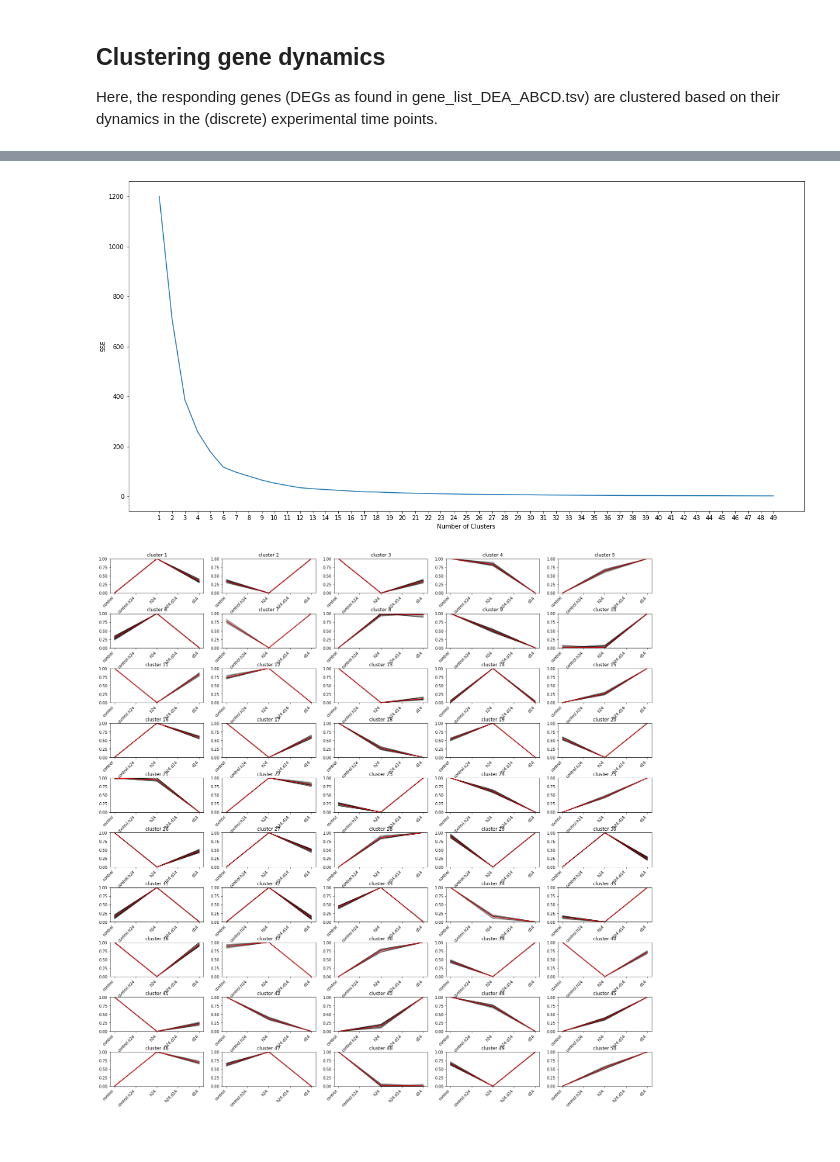
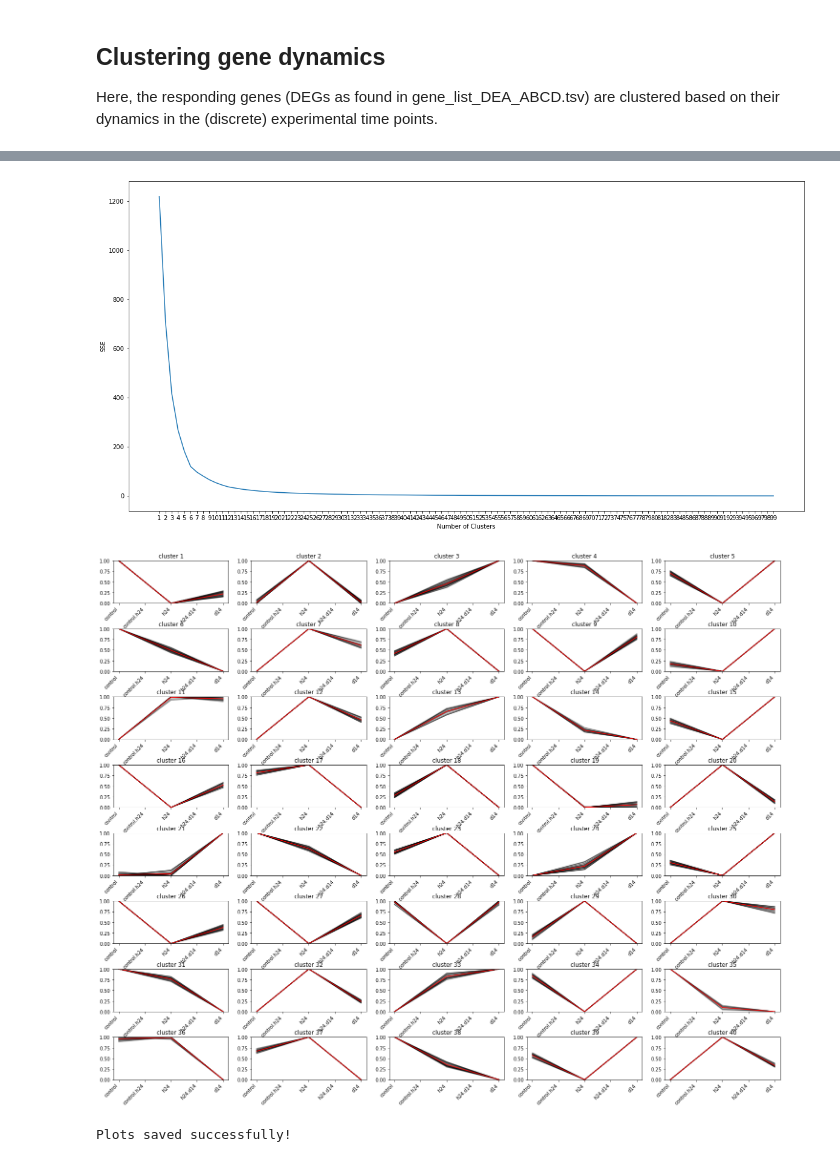
Before and after one commit to red-moonx/10X-multiome_DNs_drug_exposure, a Jupyter notebook: code/2.5_clusteringDEGs.version2_smooth.ipynb, the cells around one changed output, grey strips where cells are left out. Drawn from its saved outputs; the diff is of its cells as text; code cells hidden in the pictures.

Commit message:
Update code folder and archive pre-rebuttal scripts

```diff
--- a/code/2.5_clusteringDEGs.version2_smooth.ipynb
+++ b/code/2.5_clusteringDEGs.version2_smooth.ipynb
@@ -32,7 +32,7 @@ warnings.filterwarnings('ignore') #ignore filter warnings
 from plotting import *
 # %%
 ### load single-cell dataset
-adata_path = "/fast/AG_Pombo/luna/2023_vta_multiome/2024/1_GEX/8_240510_GEX_memory_only_v2/1_240529_GEX_kmeans/240530.DNs.VTA.RNA.seu.sub.data.893.h5ad"
+adata_path = "/fast/AG_Pombo/luna/2026_rebuttal/6_TRACE/250515.DNs.VTA.RNA.seu.sub.data.879.h5ad"
 adata = sc.read_h5ad(adata_path)
 # %%
 ### merge control (saline) treatment into one timepoint
@@ -48,7 +48,7 @@ adata.obs["timepoint"] = adata.obs["timepoint"].cat.reorder_categories(new_order
 adata.obs["replicate"] = adata.obs["replicate"].astype('category')
 # %%
 ### load degs
-degs_path = "/fast/AG_Pombo/luna/2023_vta_multiome/2024/1_GEX/8_240510_GEX_memory_only_v2/1_240529_GEX_kmeans/240529_vta.late.DEGs.txt"
+degs_path = "/fast/AG_Pombo/luna/2026_rebuttal/6_TRACE/250615_vta.late.DEGs.txt"
 degs_df = pd.read_csv(degs_path, sep='\t')
 degs = degs_df.iloc[:,0].to_numpy()
 # %%
@@ -144,60 +119,68 @@ plt.show()
 # %%
+#Elbow:
+#initialize kmeans parameters
+kmeans_kwargs = {
+"init": "random",
+"n_init": 15,
+"random_state": 1,
+}
+
 #create list to hold SSE values for each k
 sse = []
-for k in range(1, 50):
+for k in range(1, 100):
     kmeans = KMeans(n_clusters=k, **kmeans_kwargs)
     kmeans.fit(scaled_df)
     sse.append(kmeans.inertia_)
 
 plt.figure(figsize=(20, 10))
 #visualize results
-plt.plot(range(1, 50), sse)
-plt.xticks(range(1, 50))
+plt.plot(range(1, 100), sse)
+plt.xticks(range(1, 100))
 plt.xlabel("Number of Clusters")
 plt.ylabel("SSE")
 plt.show()
 # %% [output]
-[figure, old version]
+[figure, new version]
 # %%
 ### cluster DEGs
 seed = 0
 np.random.seed(seed)
 
-n_clust = 50 #preselect number of clusters
+n_clust = 40 #preselect number of clusters
 
 kmeans = TimeSeriesKMeans(n_clusters=n_clust, max_iter=15, random_state=seed)
 y_pred = kmeans.fit_predict(formatted_dataset)
 # %%
 ### plot clusters
 fig, axs = plt.subplots(math.ceil(n_clust/5), 5,
                             figsize = (25,2.5*math.ceil(n_clust/5)),
                             gridspec_kw={'wspace':0.2, 'hspace':0.6})
 axs = axs.ravel()
 xticks = np.arange(len(desired_order))
 
 for cluster in range(n_clust):
 
     for xx in formatted_dataset[y_pred == cluster]:
         axs[cluster].plot(xx.ravel(), "k-", alpha=.2)
     axs[cluster].plot(kmeans.cluster_centers_[cluster].ravel(), "r-")
     axs[cluster].set_ylim([0, 1])
     axs[cluster].set_xticks(xticks)
     axs[cluster].set_xticklabels(desired_order, rotation=45, ha='right')
     #axs[cluster].set_xlim([0, 11])
     #axs[cluster].set_xticklabels(adata.obs["timepoint"].cat.categories)
 
     axs[cluster].title.set_text('cluster %d' % (cluster + 1))
 
 ### save figure
-#save_path = "/fast/AG_Pombo/luna/2023_vta_multiome/2024/1_GEX/8_240510_GEX_memory_only_v2/1_240529_GEX_kmeans/240530_lateDARs_50clusters.png"
-#fig.savefig(save_path, bbox_inches='tight', format='png', dpi=300)
+save_path = "260515_lateDEGs_50clusters.png"
+fig.savefig(save_path, bbox_inches='tight', format='png', dpi=300)
 
 #plt.show()
 # %% [output]
-[figure, old version]
+[figure, new version]
 # %%
 # Define clusters of interest (change these based on your selection)
-clusters_of_interest = [1, 11, 8, 48, 15, 4]  # Example: Change this list to your desired clusters
+clusters_of_interest = [1, 11, 8, 39, 15, 4]  # Example: Change this list to your desired clusters
 clusters_of_interest = [c - 1 for c in clusters_of_interest]
 
 xticks = np.arange(len(desired_order))
@@ -219,11 +202,13 @@ for cluster in clusters_of_interest:
     ax.set_title(f'Cluster {cluster + 1}')
 
     # Save figure
-#    save_path = f"/fast/AG_Pombo/luna/2025_pdf_files/gene_dynamics_pdf/memory_clusters/kmeans_cluster_{cluster + 1}.pdf"  # Update with your directory
-#    fig.savefig(save_path, bbox_inches='tight', format='pdf', dpi=300)
-#    plt.close(fig)  # Close figure to avoid memory issues
+    save_path = f"/fast/AG_Pombo/luna/2025_pdf_files/gene_dynamics_pdf/memory_clusters/kmeans_cluster_{cluster + 1}.pdf"  # Update with your directory
+    fig.savefig(save_path, bbox_inches='tight', format='pdf', dpi=300)
+    plt.close(fig)  # Close figure to avoid memory issues
 
 print("Plots saved successfully!")
+# %% [output]
+Plots saved successfully!
 # %%
 ### make dictionary with names of genes in each cluster
 dynamic_cluster_dict = {}
```
Also changed, not shown: parts of 9 cells of this notebook, 54 other files.
